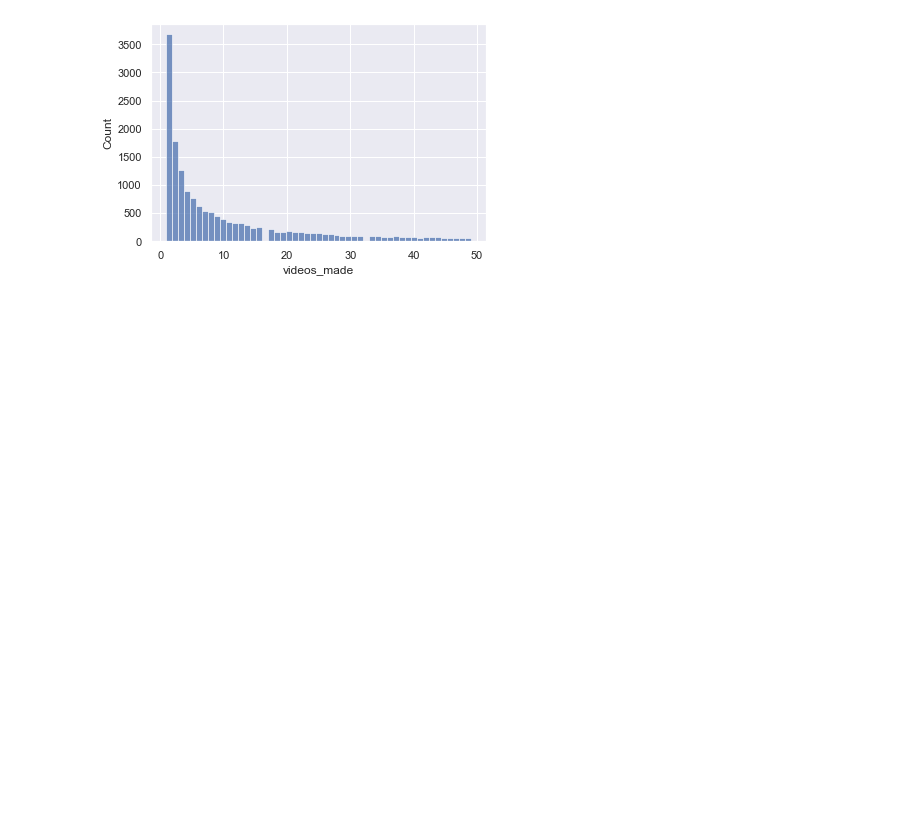
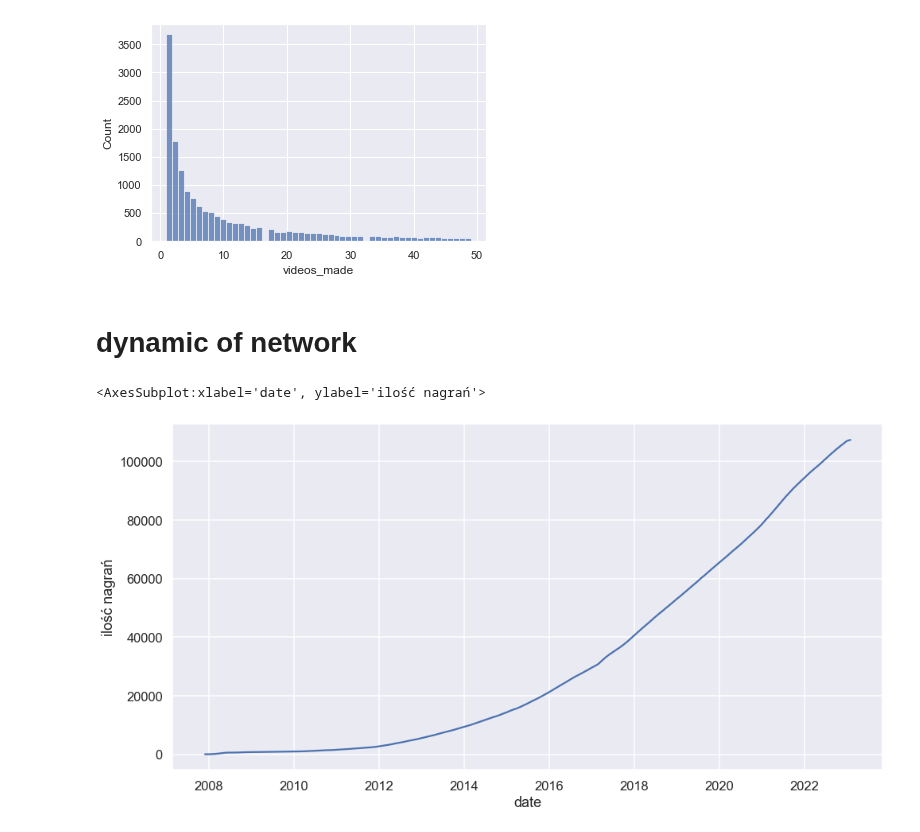
Before and after one commit to L3ni0/pornhub-project, a Jupyter notebook: analyst.ipynb, the cells around one changed output. Drawn from its saved outputs; the diff is of its cells as text; code cells hidden in the pictures; blank space fills up the shorter version.

```diff
--- a/analyst.ipynb
+++ b/analyst.ipynb
@@ -59,3 +62,21 @@ max         49.000000
 Name: videos_made, dtype: float64
 <AxesSubplot:xlabel='videos_made', ylabel='Count'>
 [figure]
+# %% [markdown]
+# dynamic of network
+# %%
+df_net = pd.read_csv('videos.csv',index_col=0)
+df_net['date'] = pd.to_datetime(df_net['date'])
+df_net.sort_values('date',inplace=True,kind='mergesort')
+df_net.set_index('date',inplace=True)
+df_net.sort_index()
+df_net['ilość nagrań'] = 1
+
+
+df_net = df_net.groupby(pd.Grouper(freq='M'))['ilość nagrań'].sum()
+df_net =df_net.cumsum()
+plt.figure(figsize=(16,8))
+sns.lineplot(data=df_net)
+# %% [output]
+<AxesSubplot:xlabel='date', ylabel='ilość nagrań'>
+[figure, added]
```
Also changed, not shown: parts of 5 cells of this notebook, 4 other files.
